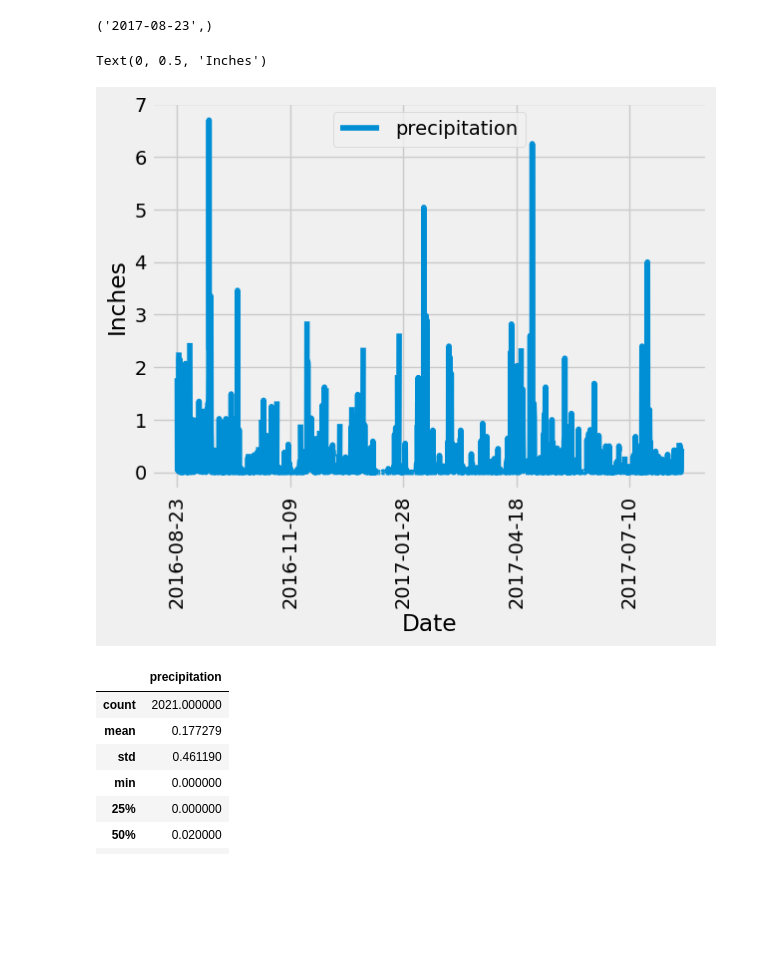
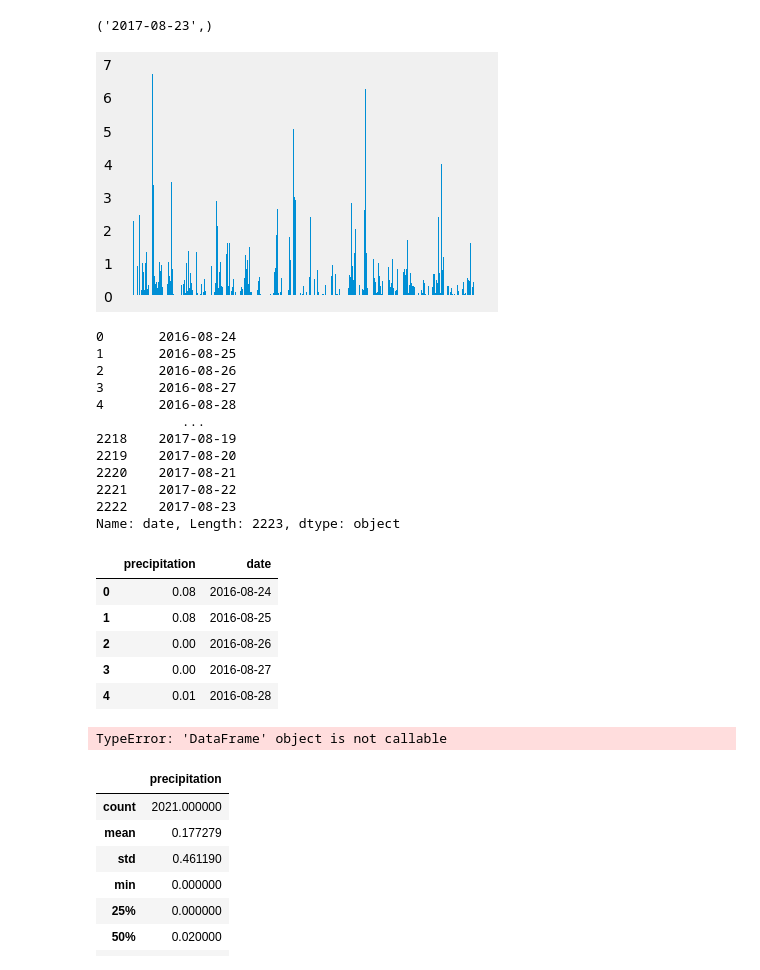
Before and after one commit to Portia17/sqlalchemy-challenge, a Jupyter notebook: SurfsUp/climate_starter.ipynb, the cells around one changed output. Drawn from its saved outputs; the diff is of its cells as text; code cells hidden in the pictures; blank space fills up the shorter version.

Commit message:
Worked on graph

```diff
--- a/SurfsUp/climate_starter.ipynb
+++ b/SurfsUp/climate_starter.ipynb
@@ -44,23 +47,57 @@ session=Session(engine)
 # %%
 # Design a query to retrieve the last 12 months of precipitation data and plot the results.
 # Starting from the most recent data point in the database.
-
+precip = session.query(Measurement.prcp, Measurement.date).filter(Measurement.date>'2016-08-23').all()
 # Calculate the date one year from the last date in data set.
-
+year_ago = dt.date(2017, 8, 23)-dt.timedelta(days=365)
 
 # Perform a query to retrieve the data and precipitation scores
+precip = session.query(Measurement.prcp, Measurement.date).filter(Measurement.date>'2016-08-23').all()
 
 
 # Save the query results as a Pandas DataFrame. Explicitly set the column names
-
+precip_df = pd.DataFrame(precip, columns=['precipitation','date'])
 
 # Sort the dataframe by date
-
-
+precip_df.sort_values(by=['date'], ascending=True)
+precipitation= precip_df['precipitation']
+dates=precip_df['date']
 # Use Pandas Plotting with Matplotlib to plot the data
+plt.bar(dates,precipitation)
+plt.xlabel("Date")
+plt.ylabel("Inches")
+plt.grid()
+plt.show()
 # %% [output]
-Text(0, 0.5, 'Inches')
-[figure, old version]
+[figure, new version]
+# %%
+dates
+# %% [output]
+0       2016-08-24
+1       2016-08-25
+2       2016-08-26
+3       2016-08-27
+4       2016-08-28
+           ...
+2218    2017-08-19
+2219    2017-08-20
+2220    2017-08-21
+2221    2017-08-22
+2222    2017-08-23
+Name: date, Length: 2223, dtype: object
+# %%
+precip_df.head()
+# %% [output]
+|  | precipitation | date |
+| 0 | 0.08 | 2016-08-24 |
+| 1 | 0.08 | 2016-08-25 |
+| 2 | 0.00 | 2016-08-26 |
+| 3 | 0.00 | 2016-08-27 |
+| 4 | 0.01 | 2016-08-28 |
+# %%
+precip_df(['prcp']).max()
+# %% [output]
+TypeError: 'DataFrame' object is not callable
 # %%
 # Use Pandas to calculate the summary statistics for the precipitation data
 # %% [output]
```
Also changed, not shown: parts of 1 cell of this notebook, 1 other file.
